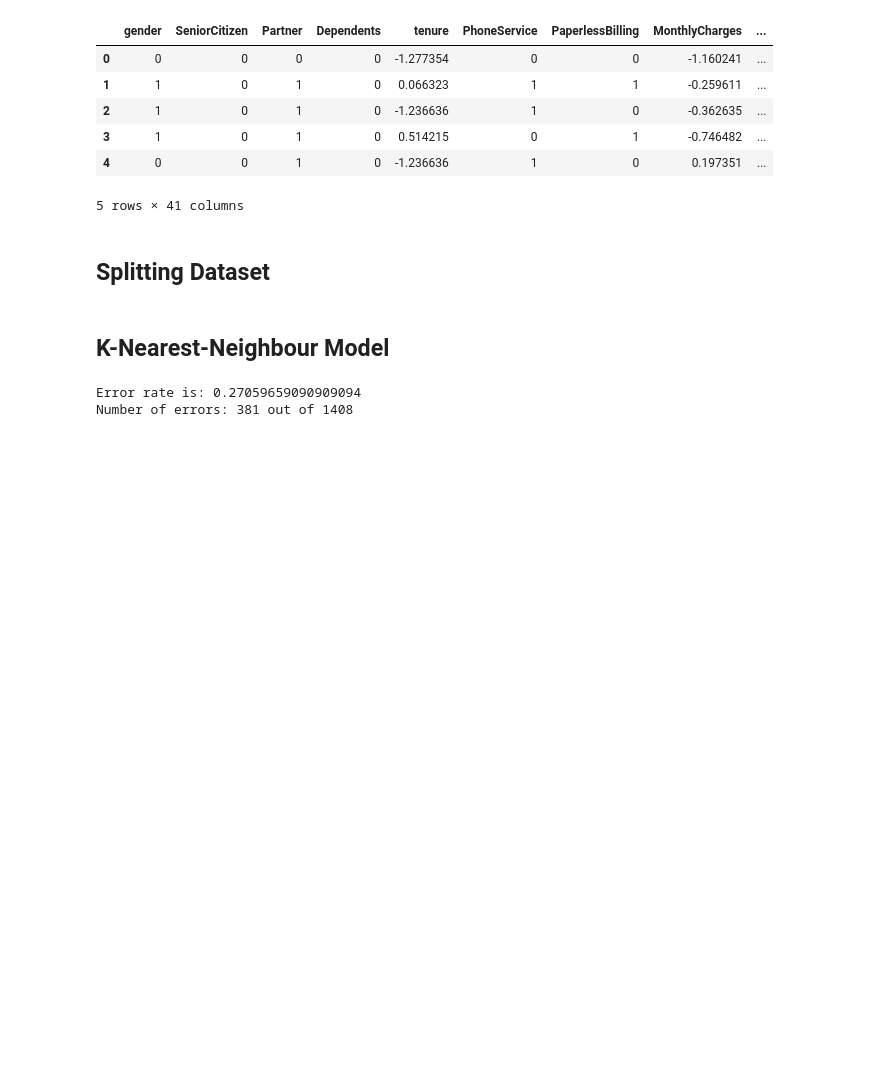
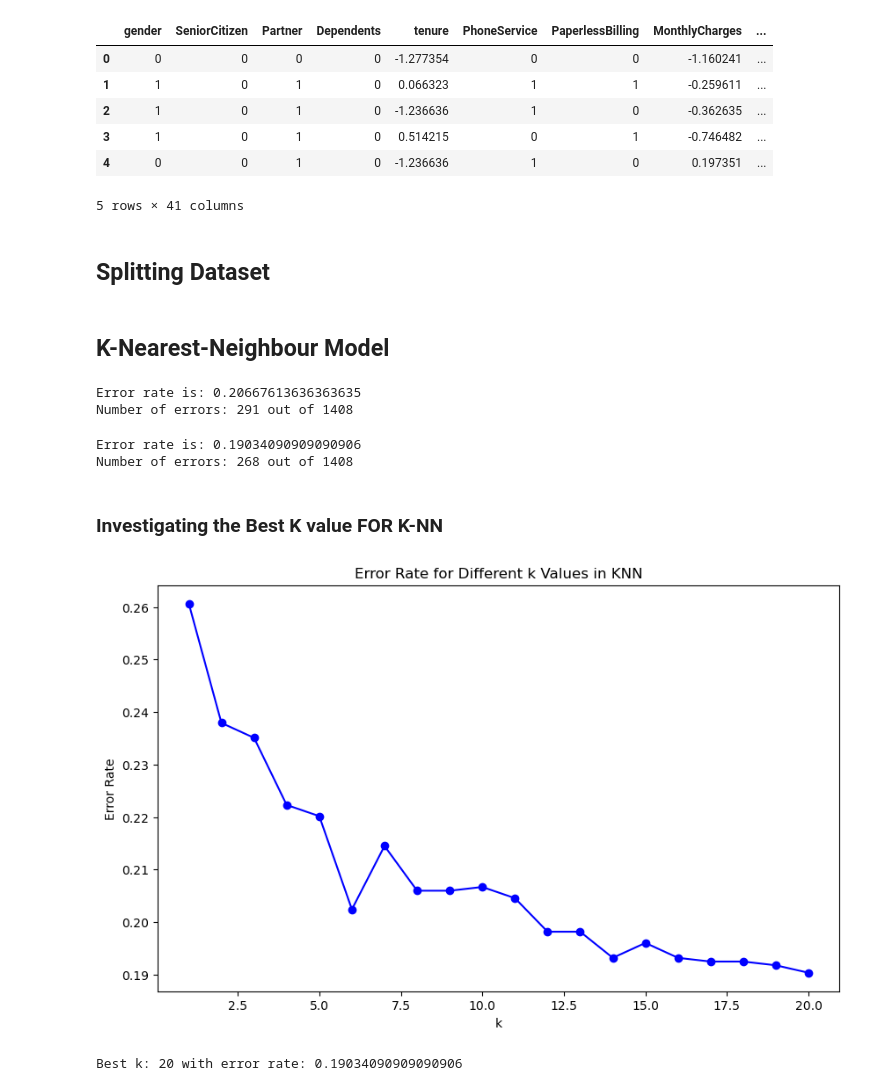
Before and after one commit to asaid03/churn-prediction, a Jupyter notebook: churn_prediction_modeling.ipynb, the cells around one changed output. Drawn from its saved outputs; the diff is of its cells as text; code cells hidden in the pictures; blank space fills up the shorter version.

Commit message:
feat: feat: Add find_best_k/plotting function over a range of K (KNN_model)

```diff
--- a/churn_prediction_modeling.ipynb
+++ b/churn_prediction_modeling.ipynb
@@ -296,7 +292,7 @@ y = min_max_data['Churn']
 X_train, X_test, y_train, y_test = train_test_split(X.values, y.values, test_size=0.2, random_seed=42)
 
 # Instantiate and train KNN model
-knn_model = NearestNeighbours(neighbours=1)
+knn_model = NearestNeighbours(neighbours=20)
 knn_model.fit(X_train, y_train)
 
 # Predict on test data
@@ -305,5 +301,61 @@ predictions = knn_model.predict(X_test)
 # Evaluate model
 knn_model.score(predictions, y_test)
 # %% [output]
-Error rate is: 0.27059659090909094
-Number of errors: 381 out of 1408
+Error rate is: 0.20667613636363635
+Number of errors: 291 out of 1408
+# %%
+X = z_score_data.drop(columns=['Churn'])
+y = z_score_data['Churn']
+
+# Split data
+X_train, X_test, y_train, y_test = train_test_split(X.values, y.values, test_size=0.2, random_seed=42)
+
+# Instantiate and train KNN model
+knn_model = NearestNeighbours(neighbours=20)
+knn_model.fit(X_train, y_train)
+
+# Predict on test data
+predictions = knn_model.predict(X_test)
+
+# Evaluate model
+knn_model.score(predictions, y_test)
+# %% [output]
+Error rate is: 0.19034090909090906
+Number of errors: 268 out of 1408
+# %% [markdown]
+### Investigating the Best K value FOR K-NN
+# %%
+def find_best_k(train_features, train_labels, test_features, test_labels, max_k=100):
+    results = np.zeros(max_k)  # Array to store error rates for each k
+
+    for k in range(1, max_k + 1):
+        knn = NearestNeighbours(k)  # Initialise KNN model with k neighbours
+        knn.fit(train_features, train_labels)  # Fit the model on training data
+        predictions = knn.predict(test_features)
+        error_rate = knn.error_rate(predictions, test_labels)
+        results[k - 1] = error_rate  # Store the error rate at the (k-1) index
+
+    return results
+
+def plot_error_rates(error_rates):
+    # Generate a range of k values from 1 to the length of error_rates
+    k_values = range(1, len(error_rates) + 1)
+
+    # Plot error rates for each k
+    plt.figure(figsize=(10, 6))
+    plt.plot(k_values, error_rates, marker='o', linestyle='-', color='b')
+    plt.title("Error Rate for Different k Values in KNN")
+    plt.xlabel("k")
+    plt.ylabel("Error Rate")
+    plt.show()
+# %%
+#Test different values of k and get error rates
+error_rates = find_best_k(X_train, y_train, X_test, y_test, max_k=20)
+
+plot_error_rates(error_rates)
+
+best_k = np.argmin(error_rates) + 1  # Adding 1 to convert index to k-value
+print(f"Best k: {best_k} with error rate: {error_rates[best_k - 1]}")
+# %% [output]
+[figure, added]
+Best k: 20 with error rate: 0.19034090909090906
```
Also changed, not shown: parts of 2 cells of this notebook, 1 other file.
